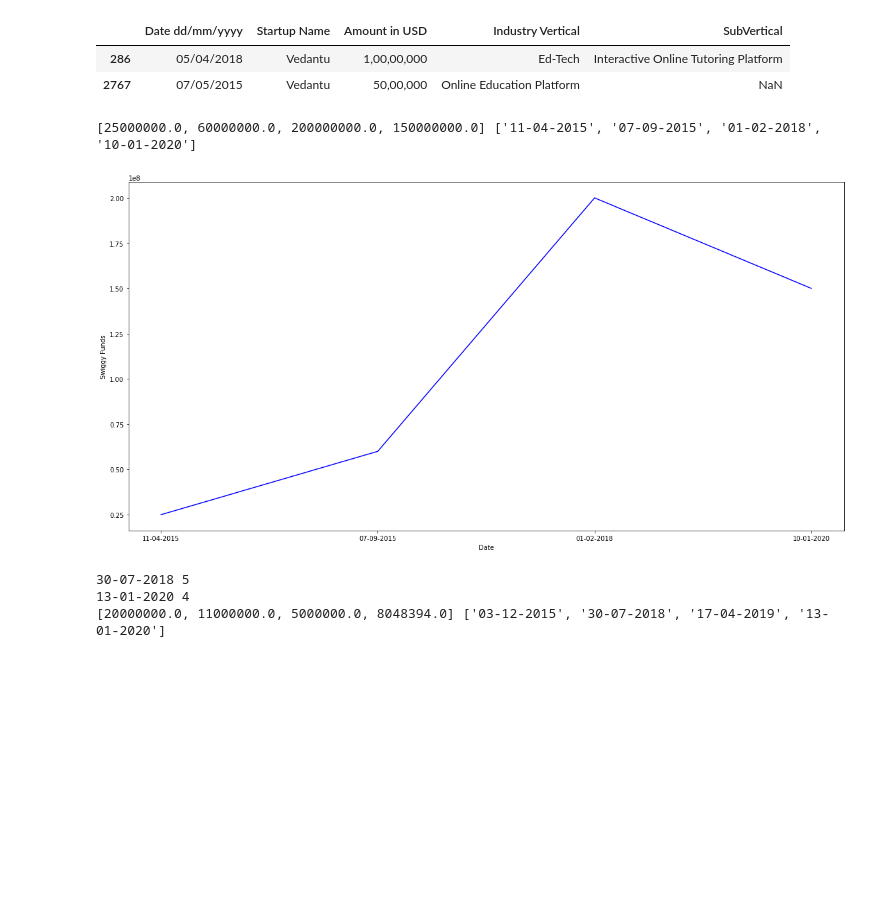
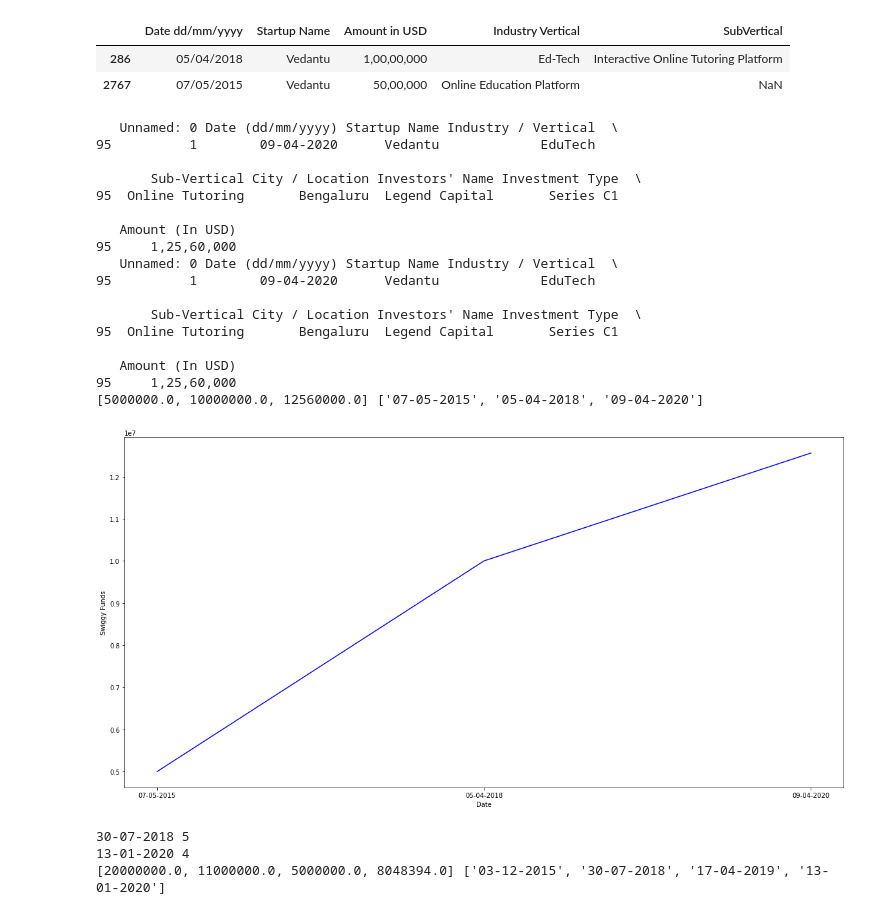
Before and after one commit to rahul9115/internship, a Jupyter notebook: analysis.ipynb, the cells around one changed output. Cells and saved outputs as stored; diff of their text form; code cells hidden in the pictures; blank space fills up the shorter version.

```diff
--- a/analysis.ipynb
+++ b/analysis.ipynb
@@ -94,23 +94,44 @@ def plot(x1,y1,x,y):
     plt.ylabel('Swiggy Funds')
     plt.show()
 # %%
-df=pd.read_csv('startup_funding (1).csv')
-df = df[df['Amount in USD'].notna()]
-cdf=df.loc[df['Startup Name']=="Zomato"]
-
+df=pd.read_csv('startup_funding.csv')
+df= df[df['Amount in USD'].notna()]
+cdf=df.loc[df['Startup Name']=="Vedantu"]
+cdf=pd.DataFrame(cdf)
+cdf.to_csv('Vedantu.csv')
 
 df=pd.read_csv('merge.csv')
-df = df[df['Amount (In USD)'].notna()]
-cdf1=df.loc[df['Startup Name']=="Zomato"]
+df= df[df['Amount (In USD)'].notna()]
+cdf1=df.loc[df['Startup Name']=="Vedantu"]
+cdf1=pd.DataFrame(cdf1)
+print(cdf1.head())
+cdf1.to_csv('Vedantu1.csv')
 
 x1=cdf1['Date (dd/mm/yyyy)'].values
 y1=cdf1['Amount (In USD)'].values
 x=cdf['Date dd/mm/yyyy'].values
 y=cdf['Amount in USD'].values
+print(cdf1)
 plot(x1,y1,x,y)
 # %% [output]
-[25000000.0, 60000000.0, 200000000.0, 150000000.0] ['11-04-2015', '07-09-2015', '01-02-2018', '10-01-2020']
+   Unnamed: 0 Date (dd/mm/yyyy) Startup Name Industry / Vertical  \
+95          1        09-04-2020      Vedantu             EduTech
+
+       Sub-Vertical City / Location Investors' Name Investment Type  \
+95  Online Tutoring       Bengaluru  Legend Capital       Series C1
+
+   Amount (In USD)
+95     1,25,60,000
+   Unnamed: 0 Date (dd/mm/yyyy) Startup Name Industry / Vertical  \
+95          1        09-04-2020      Vedantu             EduTech
+
+       Sub-Vertical City / Location Investors' Name Investment Type  \
+95  Online Tutoring       Bengaluru  Legend Capital       Series C1
+
+   Amount (In USD)
+95     1,25,60,000
+[5000000.0, 10000000.0, 12560000.0] ['07-05-2015', '05-04-2018', '09-04-2020']
-[figure, old version]
+[figure, new version]
 # %%
 x2=['03-12-2015', '30-07-2018', '17-04-2019', '13-01-2020', '13-01-2020', '30-07-2018']
 z=[20000000.0, 11000000.0, 5000000.0, 8048394.0, 8048394.0, 11000000.0]
```
Also changed, not shown: parts of 10 cells of this notebook.
